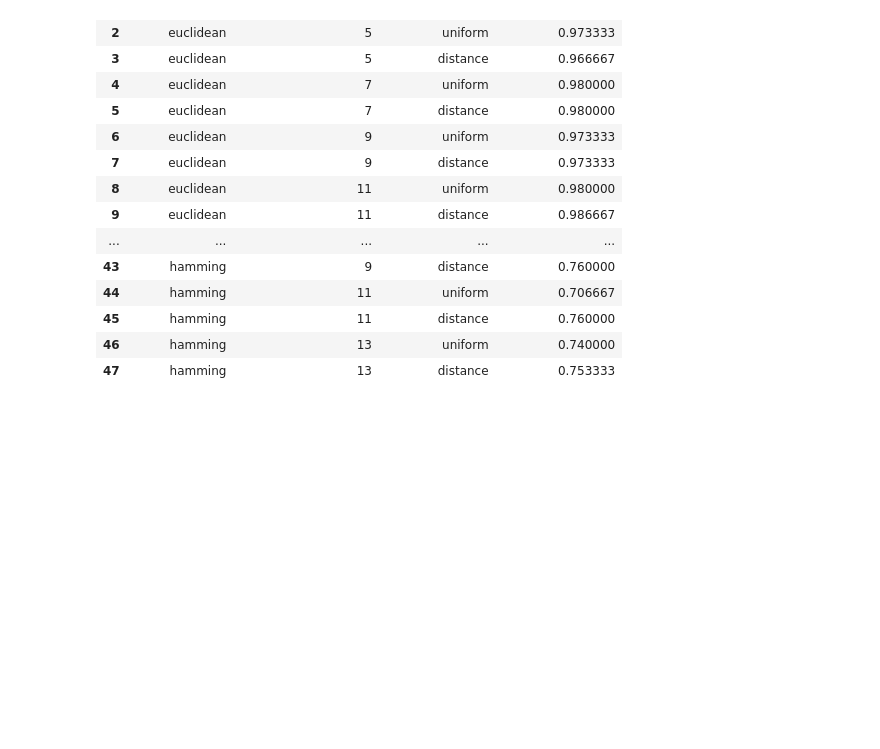
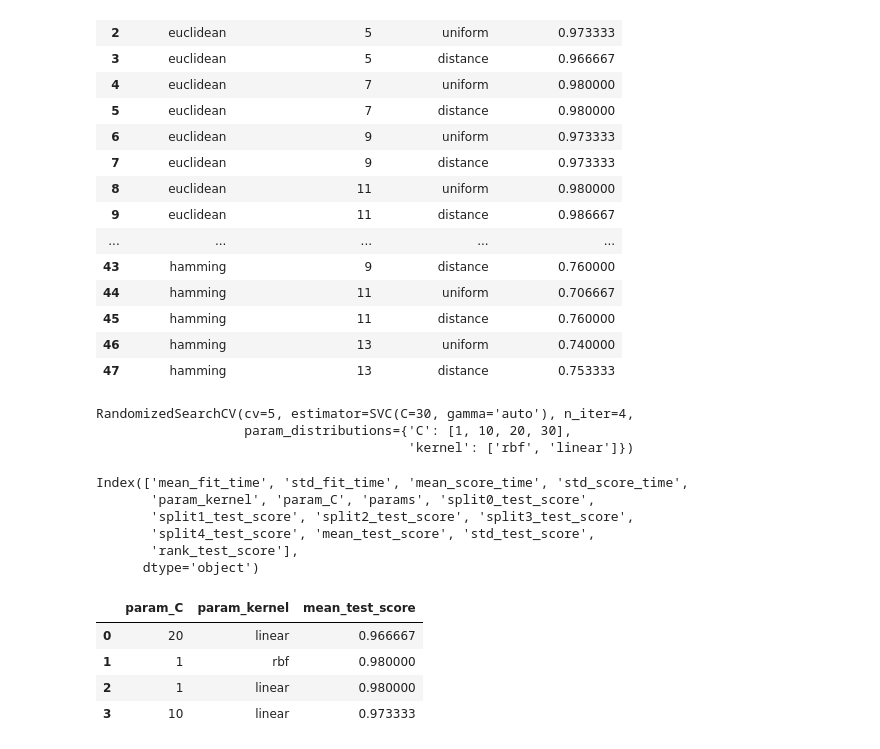
Before and after one commit to Avinash01715/ML-practice-notebook, a Jupyter notebook: Model_Tuning/iris.ipynb, the cells around one changed output. Drawn from its saved outputs; the diff is of its cells as text; code cells hidden in the pictures; blank space fills up the shorter version.

Commit message:
performed random search cv

```diff
--- a/Model_Tuning/iris.ipynb
+++ b/Model_Tuning/iris.ipynb
@@ -139,0 +142,29 @@ result_knn[['param_metric', 'param_n_neighbors', 'param_weights','mean_test_scor
+# %%
+classifier_svc_random = RandomizedSearchCV((model_svc),{
+    'C': [1,10,20,30],
+    'kernel': ['rbf', 'linear'],
+},n_iter = 4, cv = 5 , return_train_score= False)
+# %%
+classifier_svc_random.fit(X,y)
+# %% [output]
+RandomizedSearchCV(cv=5, estimator=SVC(C=30, gamma='auto'), n_iter=4,
+                   param_distributions={'C': [1, 10, 20, 30],
+                                        'kernel': ['rbf', 'linear']})
+# %%
+results_random = pd.DataFrame(classifier_svc_random.cv_results_)
+results_random.columns
+# %% [output]
+Index(['mean_fit_time', 'std_fit_time', 'mean_score_time', 'std_score_time',
+       'param_kernel', 'param_C', 'params', 'split0_test_score',
+       'split1_test_score', 'split2_test_score', 'split3_test_score',
+       'split4_test_score', 'mean_test_score', 'std_test_score',
+       'rank_test_score'],
+      dtype='object')
+# %%
+results_random[['param_C','param_kernel','mean_test_score']]
+# %% [output]
+|  | param_C | param_kernel | mean_test_score |
+| 0 | 20 | linear | 0.966667 |
+| 1 | 1 | rbf | 0.980000 |
+| 2 | 1 | linear | 0.980000 |
+| 3 | 10 | linear | 0.973333 |
```
Also changed, not shown: parts of 2 cells of this notebook.
